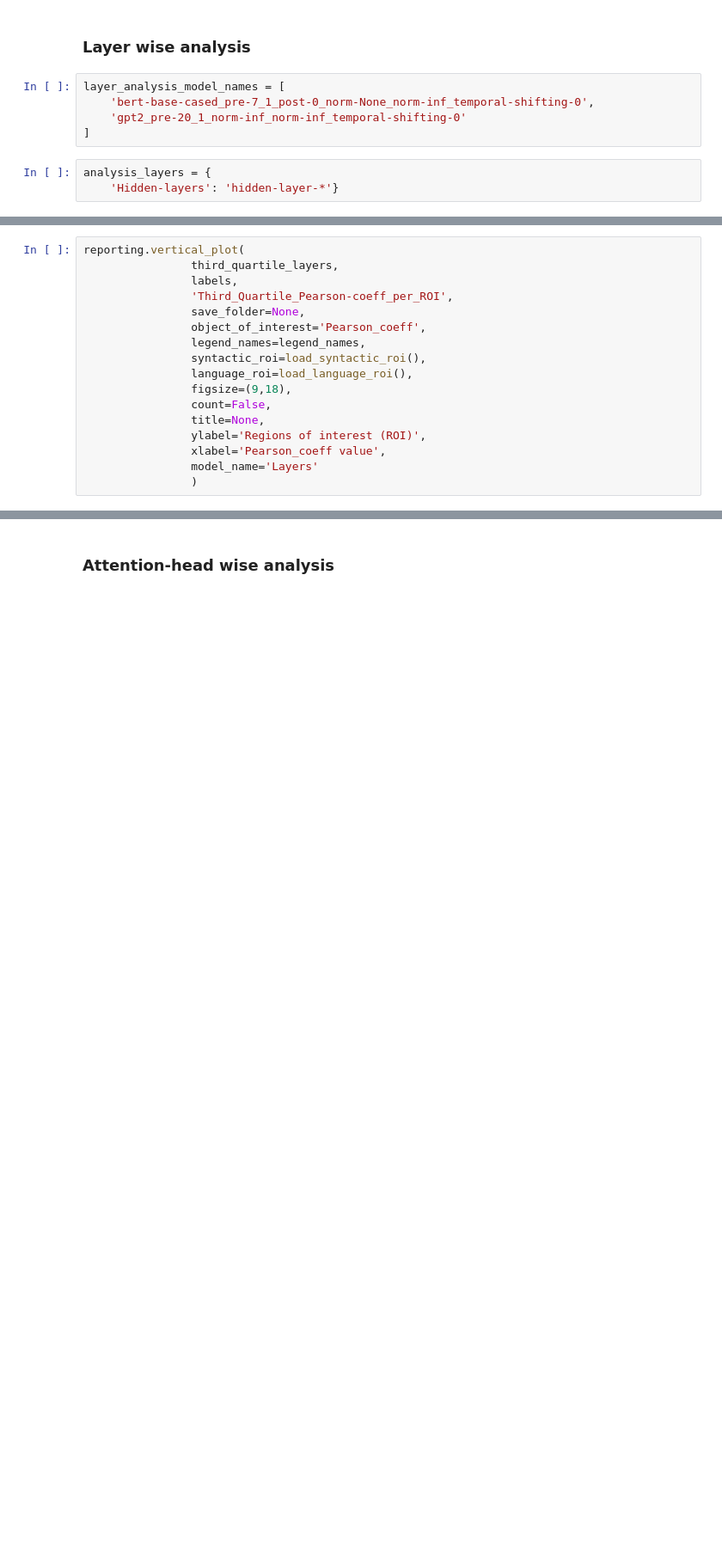
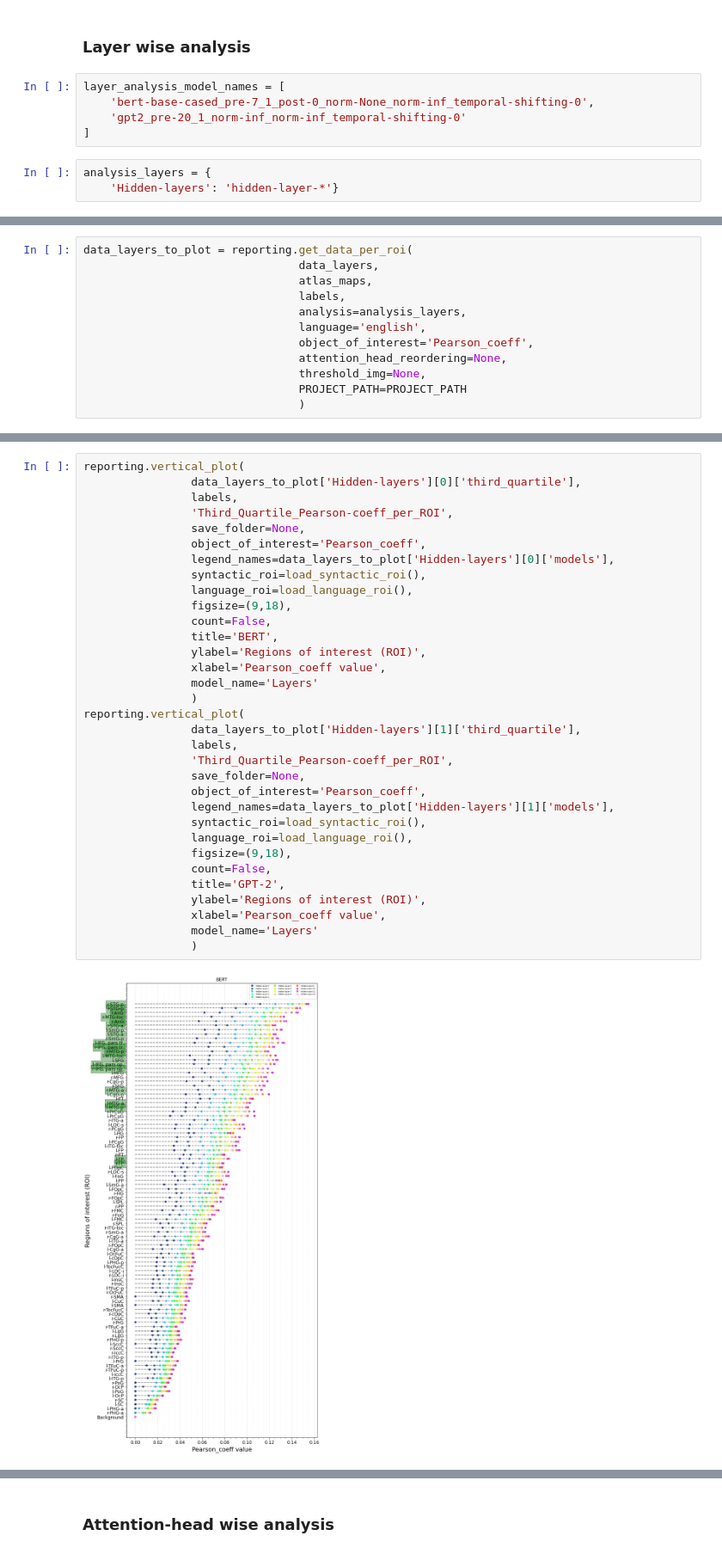
Before and after one commit to AlexandrePsq/LePetitPrince, a Jupyter notebook: fMRI/LayerWiseAnalysis.ipynb, the cells around one changed output, grey strips where cells are left out. Shown: that part at 86% size. Drawn from its saved outputs; the diff is of its cells as text; blank space fills up the shorter version.

```diff
--- a/fMRI/LayerWiseAnalysis.ipynb
+++ b/fMRI/LayerWiseAnalysis.ipynb
@@ -208,0 +150,12 @@ maximum_layers = data_layers_to_plot['maximum']
+# %%
+data_layers_to_plot = reporting.get_data_per_roi(
+                                data_layers,
+                                atlas_maps,
+                                labels,
+                                analysis=analysis_layers,
+                                language='english',
+                                object_of_interest='Pearson_coeff',
+                                attention_head_reordering=None,
+                                threshold_img=None,
+                                PROJECT_PATH=PROJECT_PATH
+                                )
@@ -209,17 +171,35 @@ maximum_layers = data_layers_to_plot['maximum']
 # %%
 reporting.vertical_plot(
-                third_quartile_layers,
+                data_layers_to_plot['Hidden-layers'][0]['third_quartile'],
                 labels,
                 'Third_Quartile_Pearson-coeff_per_ROI',
                 save_folder=None,
                 object_of_interest='Pearson_coeff',
-                legend_names=legend_names,
+                legend_names=data_layers_to_plot['Hidden-layers'][0]['models'],
                 syntactic_roi=load_syntactic_roi(),
                 language_roi=load_language_roi(),
                 figsize=(9,18),
                 count=False,
-                title=None,
+                title='BERT',
                 ylabel='Regions of interest (ROI)',
                 xlabel='Pearson_coeff value',
                 model_name='Layers'
                 )
+reporting.vertical_plot(
+                data_layers_to_plot['Hidden-layers'][1]['third_quartile'],
+                labels,
+                'Third_Quartile_Pearson-coeff_per_ROI',
+                save_folder=None,
+                object_of_interest='Pearson_coeff',
+                legend_names=data_layers_to_plot['Hidden-layers'][1]['models'],
+                syntactic_roi=load_syntactic_roi(),
+                language_roi=load_language_roi(),
+                figsize=(9,18),
+                count=False,
+                title='GPT-2',
+                ylabel='Regions of interest (ROI)',
+                xlabel='Pearson_coeff value',
+                model_name='Layers'
+                )
+# %% [output]
+[figure, added]
```
Also changed, not shown: parts of 22 cells of this notebook, 2 other files.
